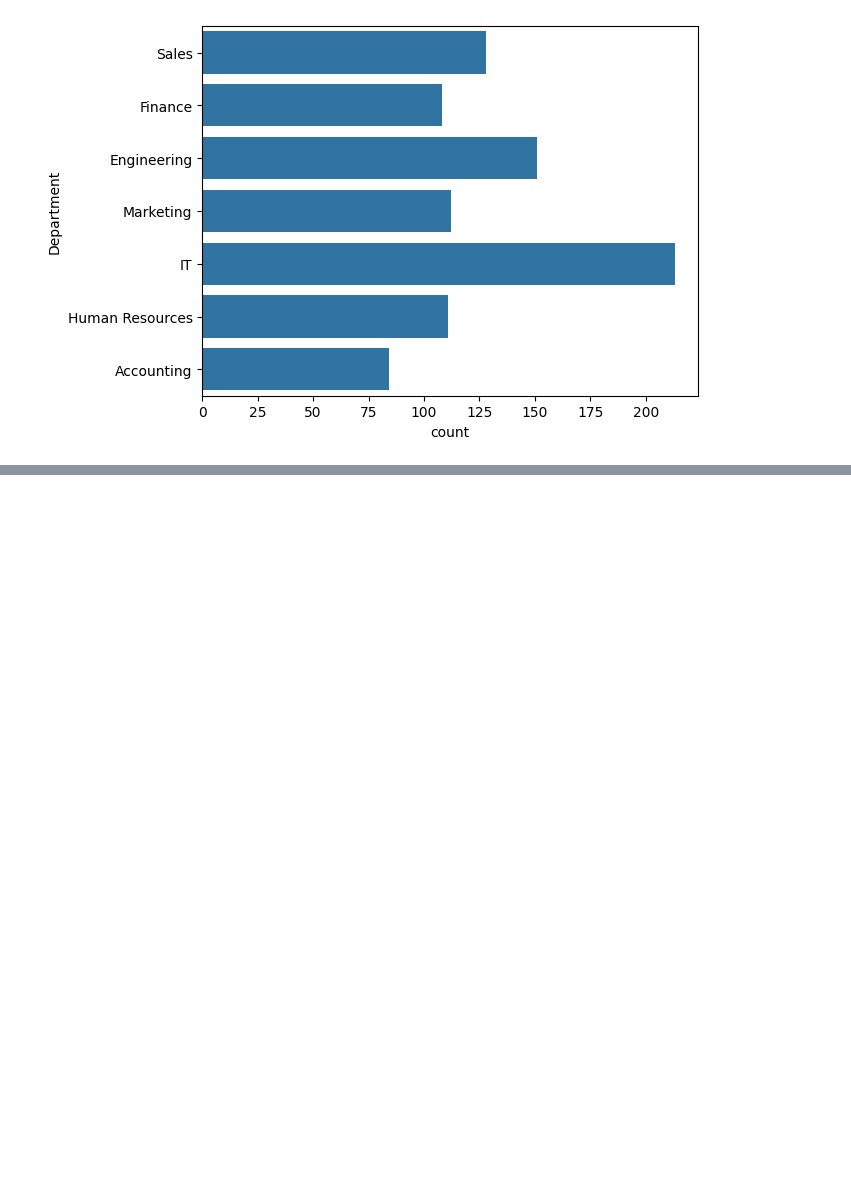
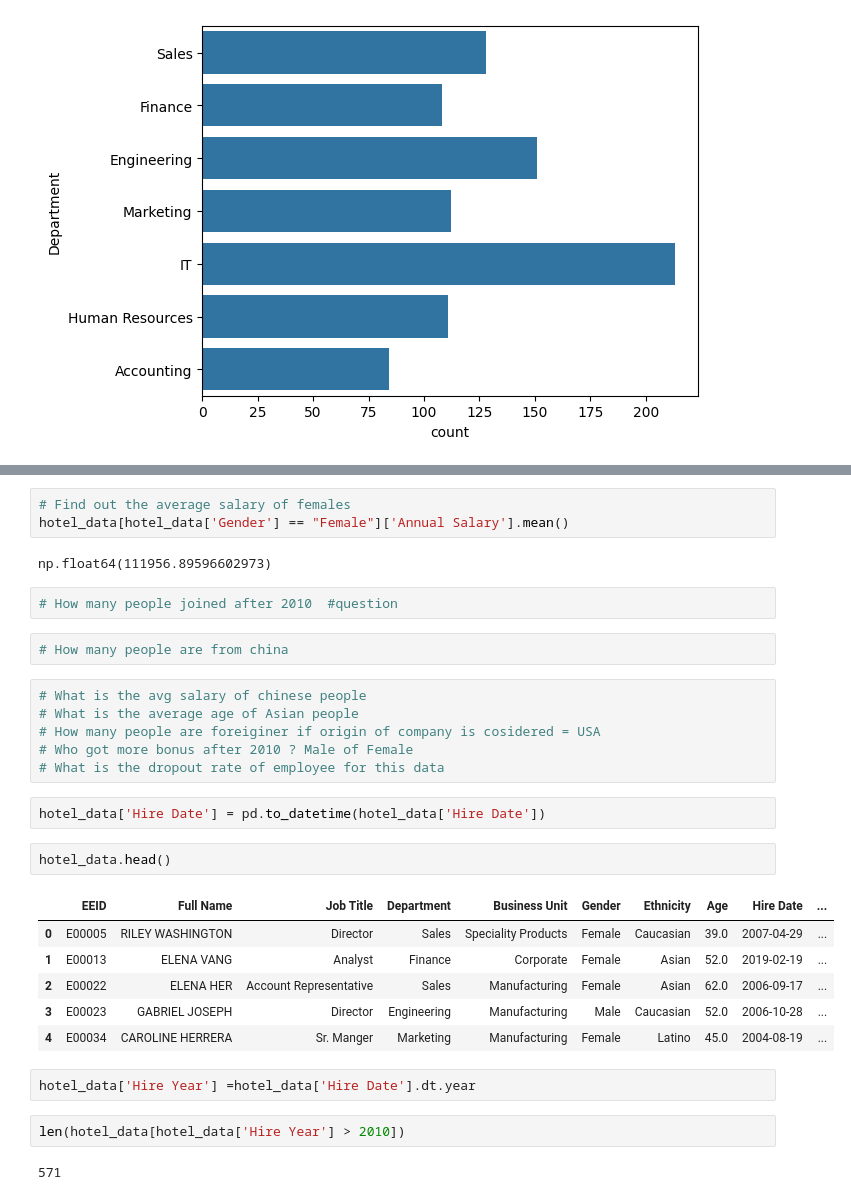
Before and after one commit to Bhawani0038/pandas-tutorial, a Jupyter notebook: new.ipynb, the cells around one changed output, grey strips where cells are left out. Saved outputs shown, nothing was run; the diff lists cells and outputs as text; blank space fills up the shorter version.

```diff
--- a/new.ipynb
+++ b/new.ipynb
@@ -224,0 +232,32 @@ hotel_data.head()
+# %%
+# Find out the average salary of females
+hotel_data[hotel_data['Gender'] == "Female"]['Annual Salary'].mean()
+# %% [output]
+np.float64(111956.89596602973)
+# %%
+# How many people joined after 2010  #question
+# %%
+# How many people are from china
+# %%
+# What is the avg salary of chinese people
+# What is the average age of Asian people
+# How many people are foreiginer if origin of company is cosidered = USA
+# Who got more bonus after 2010 ? Male of Female
+# What is the dropout rate of employee for this data
+# %%
+hotel_data['Hire Date'] = pd.to_datetime(hotel_data['Hire Date'])
+# %%
+hotel_data.head()
+# %% [output]
+|  | EEID | Full Name | Job Title | Department | Business Unit | Gender | Ethnicity | Age | Hire Date | ... |
+| 0 | E00005 | RILEY WASHINGTON | Director | Sales | Speciality Products | Female | Caucasian | 39.0 | 2007-04-29 | ... |
+| 1 | E00013 | ELENA VANG | Analyst | Finance | Corporate | Female | Asian | 52.0 | 2019-02-19 | ... |
+| 2 | E00022 | ELENA HER | Account Representative | Sales | Manufacturing | Female | Asian | 62.0 | 2006-09-17 | ... |
+| 3 | E00023 | GABRIEL JOSEPH | Director | Engineering | Manufacturing | Male | Caucasian | 52.0 | 2006-10-28 | ... |
+| 4 | E00034 | CAROLINE HERRERA | Sr. Manger | Marketing | Manufacturing | Female | Latino | 45.0 | 2004-08-19 | ... |
+# %%
+hotel_data['Hire Year'] =hotel_data['Hire Date'].dt.year
+# %%
+len(hotel_data[hotel_data['Hire Year'] > 2010])
+# %% [output]
+571
```
Also changed, not shown: parts of 10 cells of this notebook, 2 other files.
